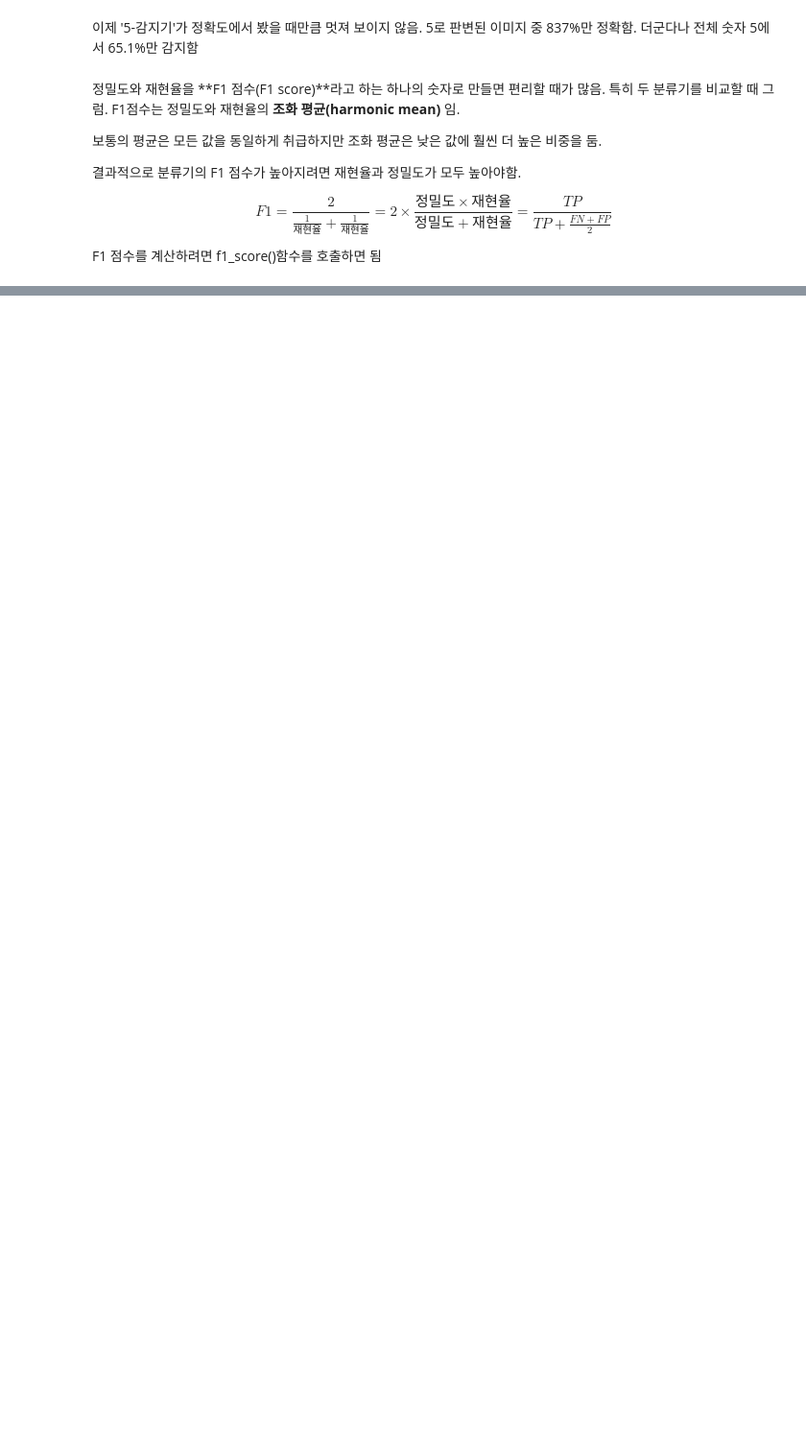
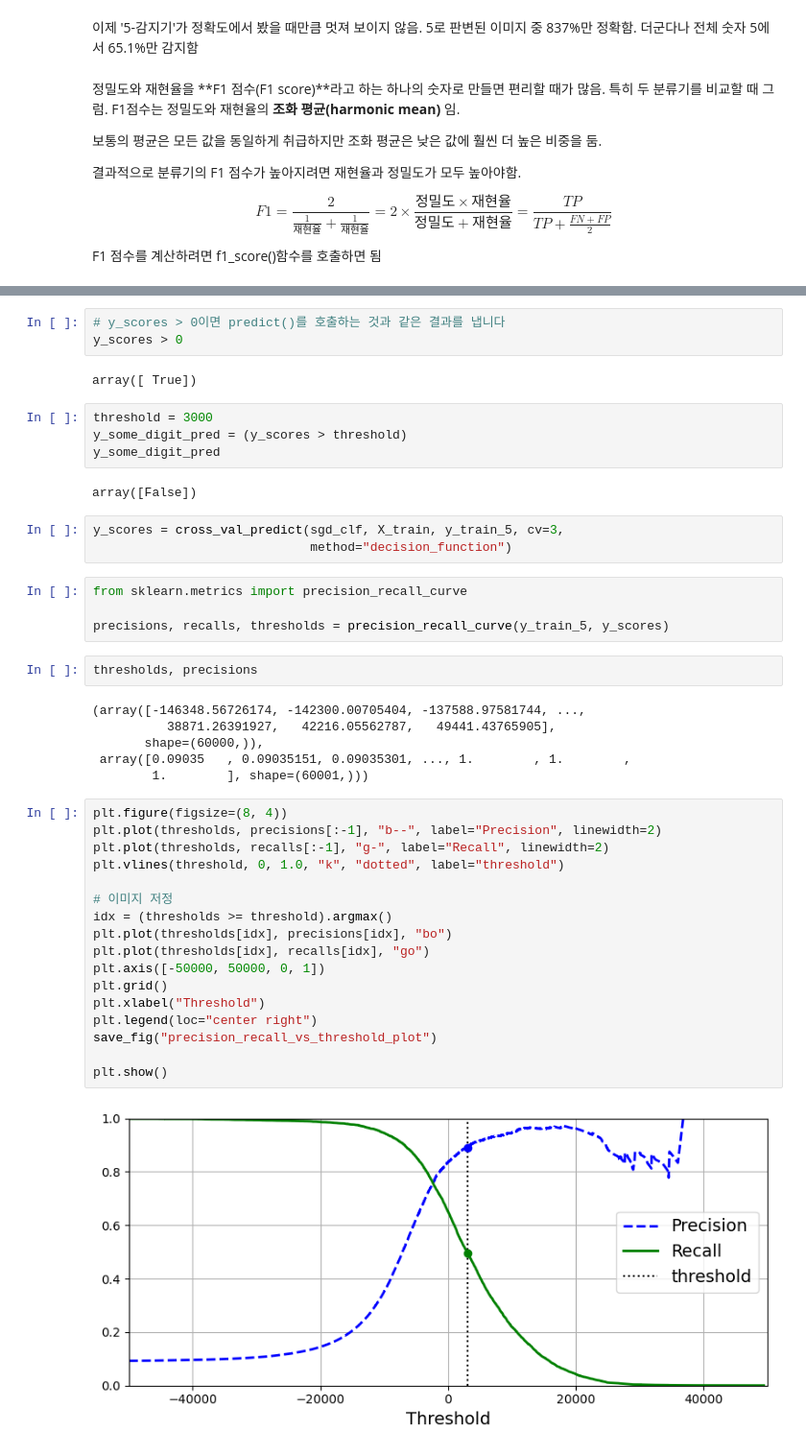
Before and after one commit to doyeon789/Study-AI, a Jupyter notebook: Hands-On ML3 Practice/03_classification/03_classification.ipynb, the cells around one changed output, grey strips where cells are left out. Shown at 96% size. Saved outputs shown, nothing was run; the diff lists cells and outputs as text; blank space fills up the shorter version.

```diff
--- a/Hands-On ML3 Practice/03_classification/03_classification.ipynb
+++ b/Hands-On ML3 Practice/03_classification/03_classification.ipynb
@@ -351,0 +370,45 @@ cm[1, 1] / (cm[1, 1] + (cm[1, 0] + cm[0, 1]) / 2)
+# %%
+# y_scores > 0이면 predict()를 호출하는 것과 같은 결과를 냅니다
+y_scores > 0
+# %% [output]
+array([ True])
+# %%
+threshold = 3000
+y_some_digit_pred = (y_scores > threshold)
+y_some_digit_pred
+# %% [output]
+array([False])
+# %%
+y_scores = cross_val_predict(sgd_clf, X_train, y_train_5, cv=3,
+                             method="decision_function")
+# %%
+from sklearn.metrics import precision_recall_curve
+
+precisions, recalls, thresholds = precision_recall_curve(y_train_5, y_scores)
+# %%
+thresholds, precisions
+# %% [output]
+(array([-146348.56726174, -142300.00705404, -137588.97581744, ...,
+          38871.26391927,   42216.05562787,   49441.43765905],
+       shape=(60000,)),
+ array([0.09035   , 0.09035151, 0.09035301, ..., 1.        , 1.        ,
+        1.        ], shape=(60001,)))
+# %%
+plt.figure(figsize=(8, 4))
+plt.plot(thresholds, precisions[:-1], "b--", label="Precision", linewidth=2)
+plt.plot(thresholds, recalls[:-1], "g-", label="Recall", linewidth=2)
+plt.vlines(threshold, 0, 1.0, "k", "dotted", label="threshold")
+
+# 이미지 저정
+idx = (thresholds >= threshold).argmax()
+plt.plot(thresholds[idx], precisions[idx], "bo")
+plt.plot(thresholds[idx], recalls[idx], "go")
+plt.axis([-50000, 50000, 0, 1])
+plt.grid()
+plt.xlabel("Threshold")
+plt.legend(loc="center right")
+save_fig("precision_recall_vs_threshold_plot")
+
+plt.show()
+# %% [output]
+[figure, added]
```
Also changed, not shown: parts of 20 cells of this notebook, 4 other files.
